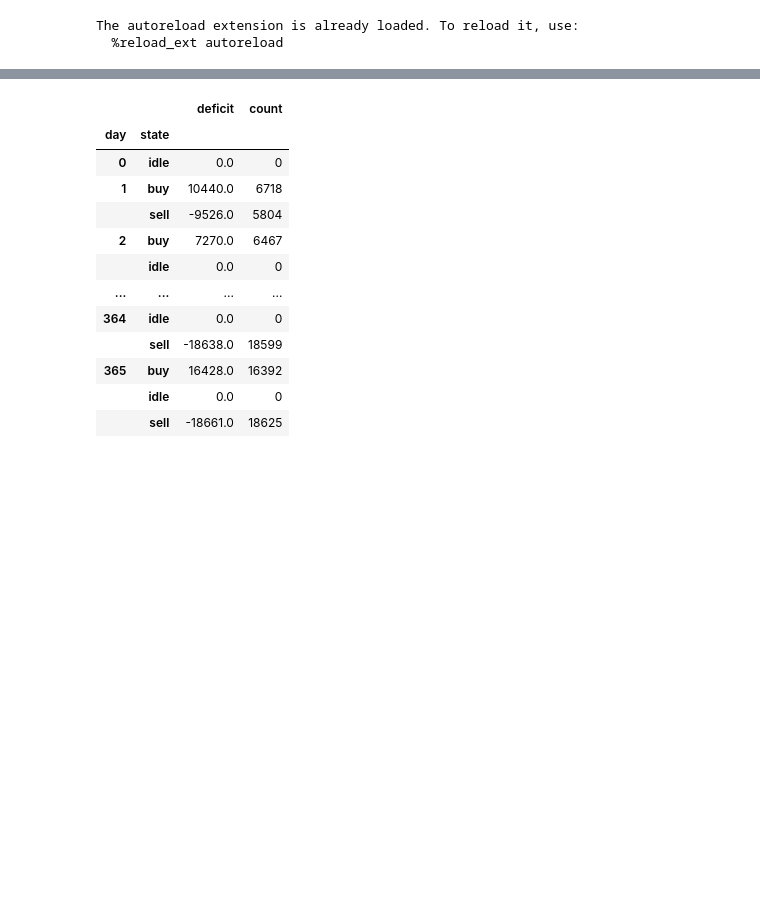
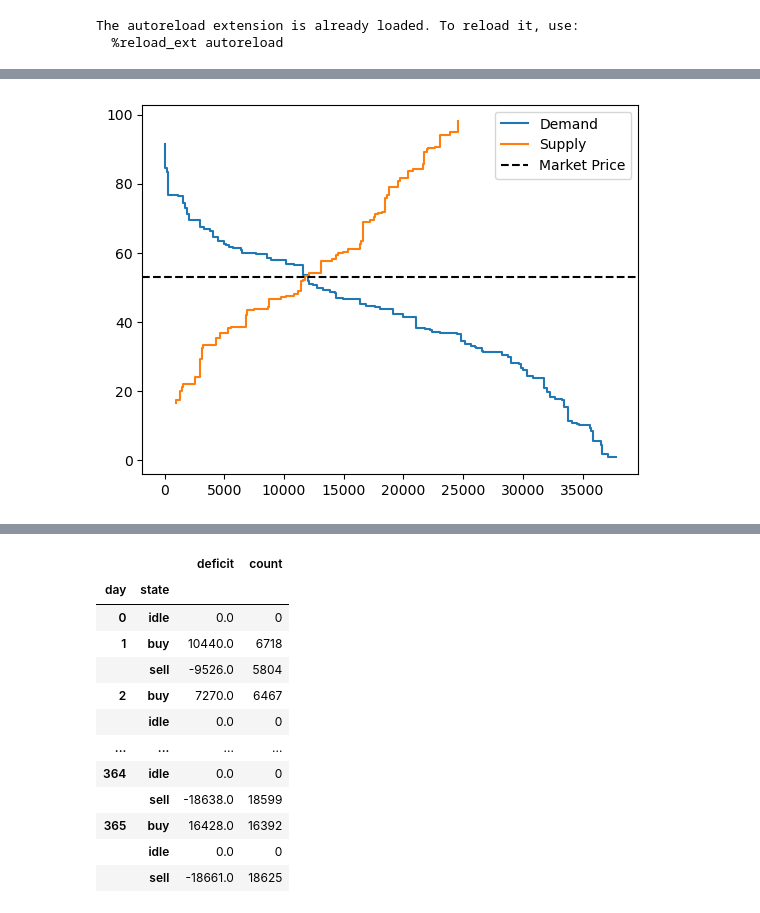
Before and after one commit to haberger/ModSimETS, a Jupyter notebook: modsim.ipynb, the cells around one changed output, grey strips where cells are left out. Cells and saved outputs as stored; diff of their text form; code cells hidden in the pictures; blank space fills up the shorter version.

```diff
--- a/modsim.ipynb
+++ b/modsim.ipynb
@@ -21,7 +21,8 @@ def generate_agents(
         buy_price,
         activate_abatement=True,
         emission_rate_noise=0.01,
-        expected_emission_noise=0.1):
+        expected_emission_noise=0.1,
+        advanced_trading=False):
     print(expected_emission)
     agents = []
     for i in range(count):
@@ -32,7 +33,8 @@ def generate_agents(
             np.random.uniform(*buy_price),
             activate_abatement=activate_abatement,
             emission_rate_noise=emission_rate_noise,
-            expected_emission_noise=expected_emission_noise))
+            expected_emission_noise=expected_emission_noise,
+            advanced_trading=advanced_trading))
     return agents
 # %%
 random.seed(41)
@@ -42,6 +44,7 @@ np.random.seed(41)
 
 states = ['idle', 'simple_trade', 'simple_trade_deficit', 'noise_trade_deficit']
 
+state = "noise_trade_deficit_abatement"
 state = "random_uniform"
 
 agents = []
@@ -83,8 +86,6 @@ if state == "simple_trade":
 
 if state == "simple_trade_deficit":
     #trading but market has a dificit
-    selling_agents = generate_agents(100, 10000, 10100, 0, 100, activate_abatement=False, emission_rate_noise=0, expected_emission_noise=0)
-    buying_agents = generate_agents(100, 10000, 9800, 0, 100, activate_abatement=False, emission_rate_noise=0, expected_emission_noise=0)
     selling_agents = generate_agents(
         100,
         (10000,10000),
@@ -129,12 +130,60 @@ if state == "noise_trade_deficit":
     agents += selling_agents
     agents += buying_agents
 
+if state == "noise_trade_deficit_advanced":
+    #trading but market has a dificit
+    selling_agents = generate_agents(
+        100,
+        (10000,10000),
+        (10100, 10100),
+        (0,0),
+        (100,100),
+        activate_abatement=False,
+        emission_rate_noise=0.1,
+        expected_emission_noise=0.1)
+    buying_agents = generate_agents(
+        100,
+        (10000,10000),
+        (9800, 9800),
+        (0,0),
+        (100,100),
+        activate_abatement=False,
+        emission_rate_noise=0.1,
+        expected_emission_noise=0.1,
+        advanced_trading=True)
+    agents += selling_agents
+    agents += buying_agents
+
+if state == "noise_trade_deficit_abatement_advanced":
+    #trading but market has a dificit
+    selling_agents = generate_agents(
+        100,
+        (10000,10000),
+        (10100, 10100),
+        (0,0),
+        (100,100),
+        activate_abatement=True,
+        emission_rate_noise=0.1,
+        expected_emission_noise=0.1)
+    buying_agents = generate_agents(
+        100,
+        (10000,10000),
+        (9800, 9800),
+        (0,0),
+        (100,100),
+        activate_abatement=True,
+        emission_rate_noise=0.1,
+        expected_emission_noise=0.1,
+        advanced_trading=True)
+    agents += selling_agents
+    agents += buying_agents
+
 if state == "noise_trade_saturation":
     #trading but market has a dificit
     selling_agents = generate_agents(
         100,
         (10000,10000),
-        (10100, 10100),
+        (10200, 10200),
         (0,0),
         (100,100),
         activate_abatement=False,
@@ -156,8 +205,8 @@ if state == "random_uniform":
     #trading but market has a dificit
     selling_agents = generate_agents(
         100,
-        (10000,10000),
-        (10100, 10100),
+        (10000,11000),
+        (10100, 11100),
         (0,100),
         (0,100),
         activate_abatement=False,
@@ -165,22 +214,26 @@ if state == "random_uniform":
         expected_emission_noise=0.1)
     buying_agents = generate_agents(
         100,
-        (10000,10000),
-        (9900, 9900),
+        (10000,11000),
+        (9800, 10800),
         (0,100),
         (0,100),
-        activate_abatement=False,
+        activate_abatement=True,
         emission_rate_noise=0.1,
-        expected_emission_noise=0.1)
+        expected_emission_noise=0.1,
+        advanced_trading=True)
     agents += selling_agents
     agents += buying_agents
 
 
 
-env = Environment(5, agents, mode="buyer_preferred")
+env = Environment(5, agents, mode="seller_preferred")
 print("start simulation")
 for i in tqdm.tqdm(range(365)):
-    env.update(plot=False)
+    if i < 3:# or (i > 188 and i < 193):
+        env.update(plot=True)
+    else:
+        env.update(plot=False)
 
 for agent in env.agents:
     env.track_agent_state(agent)
@@ -199,0 +276 @@ start simulation
+[figure, added]
```
Also changed, not shown: parts of 6 cells of this notebook, 2 other files.
